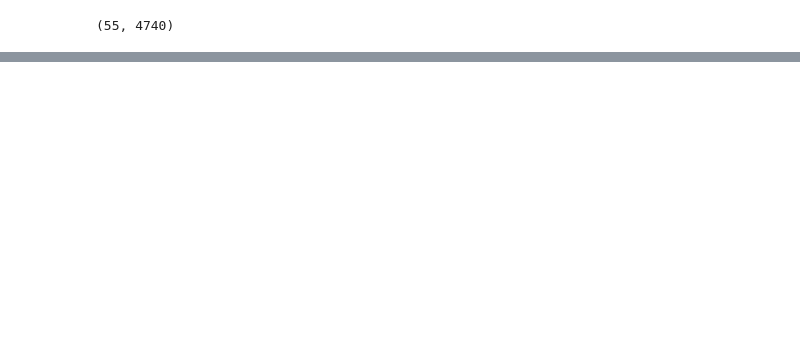
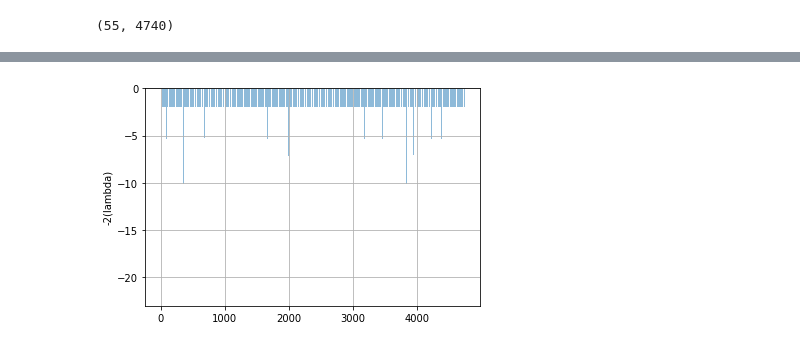
Before and after one commit to ecardona506/terms-of-service, a Jupyter notebook: Prueba de Verosimilitud Logaritmica.ipynb, the cells around one changed output, grey strips where cells are left out. Saved outputs shown, nothing was run; the diff lists cells and outputs as text; code cells hidden in the pictures; blank space fills up the shorter version.

```diff
--- a/Prueba de Verosimilitud Logaritmica.ipynb
+++ b/Prueba de Verosimilitud Logaritmica.ipynb
@@ -173,3 +193,0 @@ bag_of_words = vectorizer.fit_transform(corpus)
-# %%
-log_likelihood = log_likelihood_ratio(bag_of_words)
-log_likelihood
@@ -223,0 +301,10 @@ topic_signatures.shape
+# %%
+x_axis = np.arange(0,log_likelihood.shape[1])
+y_axis = log_likelihood.tolist()[textos.index('segurosbolivar-privacidad.txt')]
+# %%
+plt.bar(x_axis, y_axis, align='center', alpha=0.5)
+plt.ylabel("-2(lambda)")
+plt.grid()
+plt.show()
+# %% [output]
+[figure, added]
```
Also changed, not shown: parts of 30 cells of this notebook.
